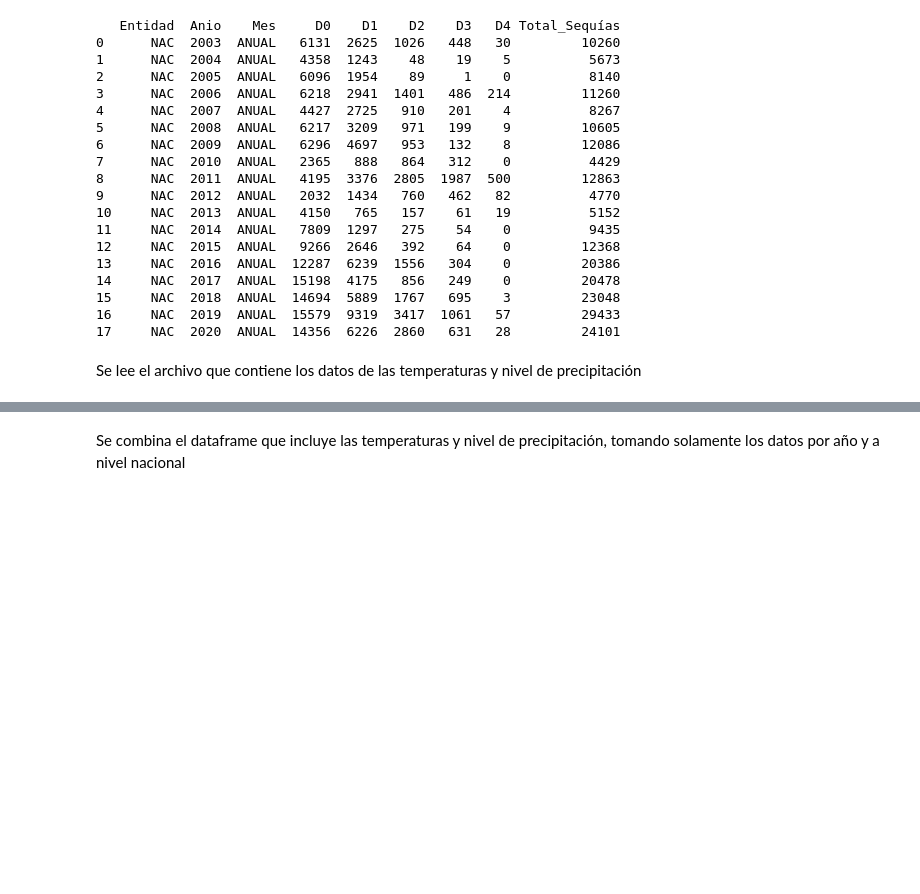
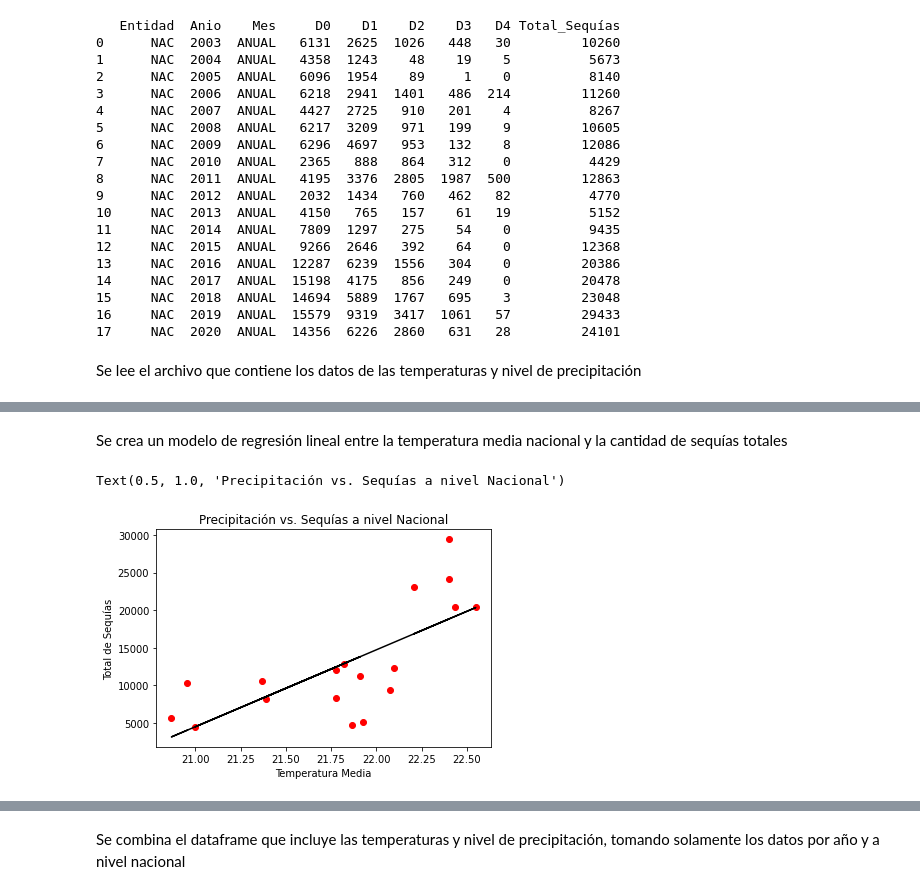
Before and after one commit to AdrianDiazGaxiola/Proyecto-Final, a Jupyter notebook: Sequías.ipynb, the cells around one changed output, grey strips where cells are left out. Drawn from its saved outputs; the diff is of its cells as text; code cells hidden in the pictures; blank space fills up the shorter version.

```diff
--- a/Sequías.ipynb
+++ b/Sequías.ipynb
@@ -225,0 +319,16 @@ df_completo = pd.read_csv(url)
+# %% [markdown]
+Se crea un modelo de regresión lineal entre la temperatura media nacional y la cantidad de sequías totales
+# %%
+X = df1[['T_Med']]
+y = df1['Total_Sequías']
+regressor = LinearRegression()
+regressor.fit(X, y)
+
+plt.plot(X, y, 'ro')
+plt.plot(X, regressor.predict(X), '-k')
+plt.xlabel('Temperatura Media')
+plt.ylabel('Total de Sequías')
+plt.title('Precipitación vs. Sequías a nivel Nacional')
+# %% [output]
+Text(0.5, 1.0, 'Precipitación vs. Sequías a nivel Nacional')
+[figure, added]
```
Also changed, not shown: parts of 13 cells of this notebook.
